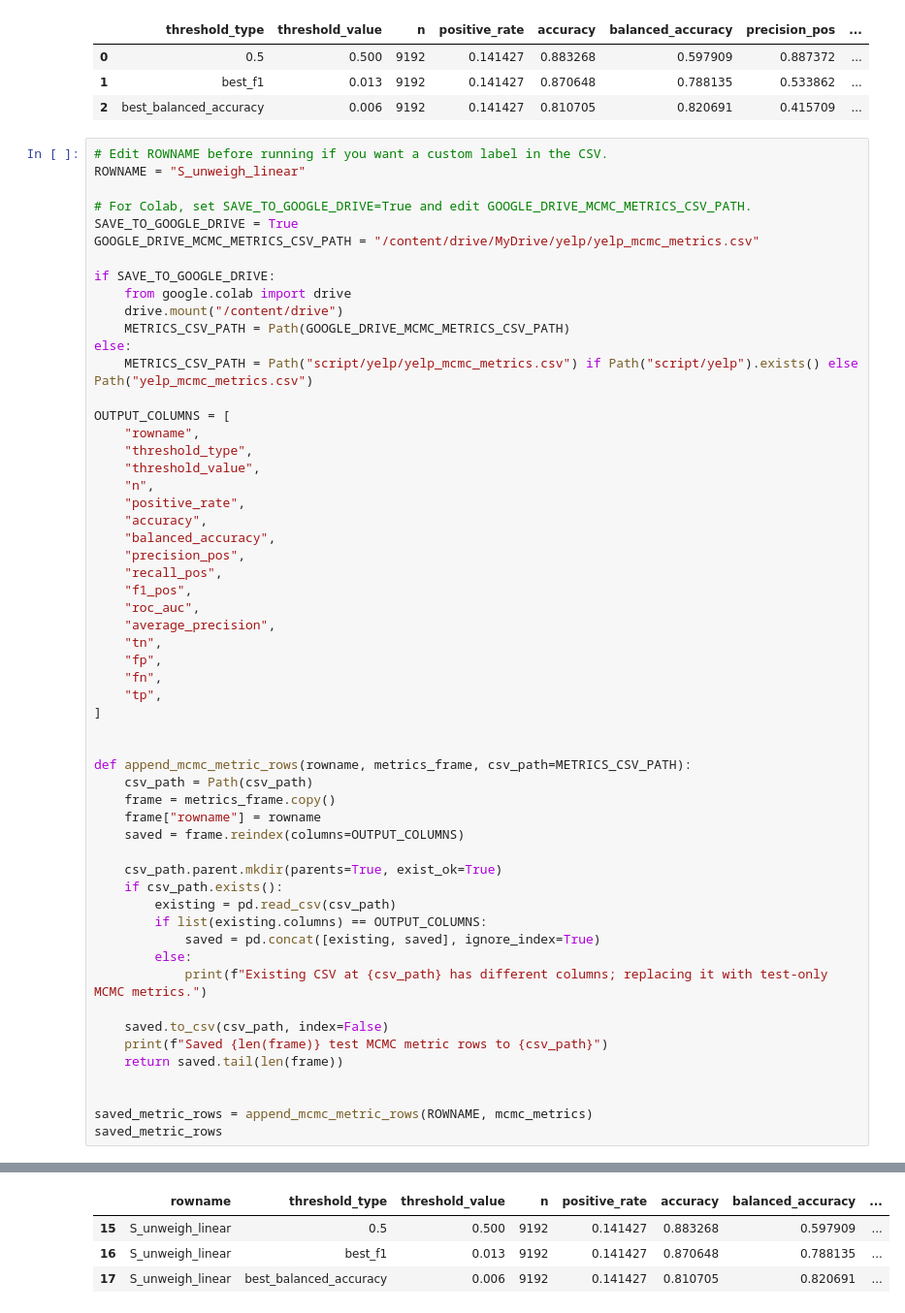
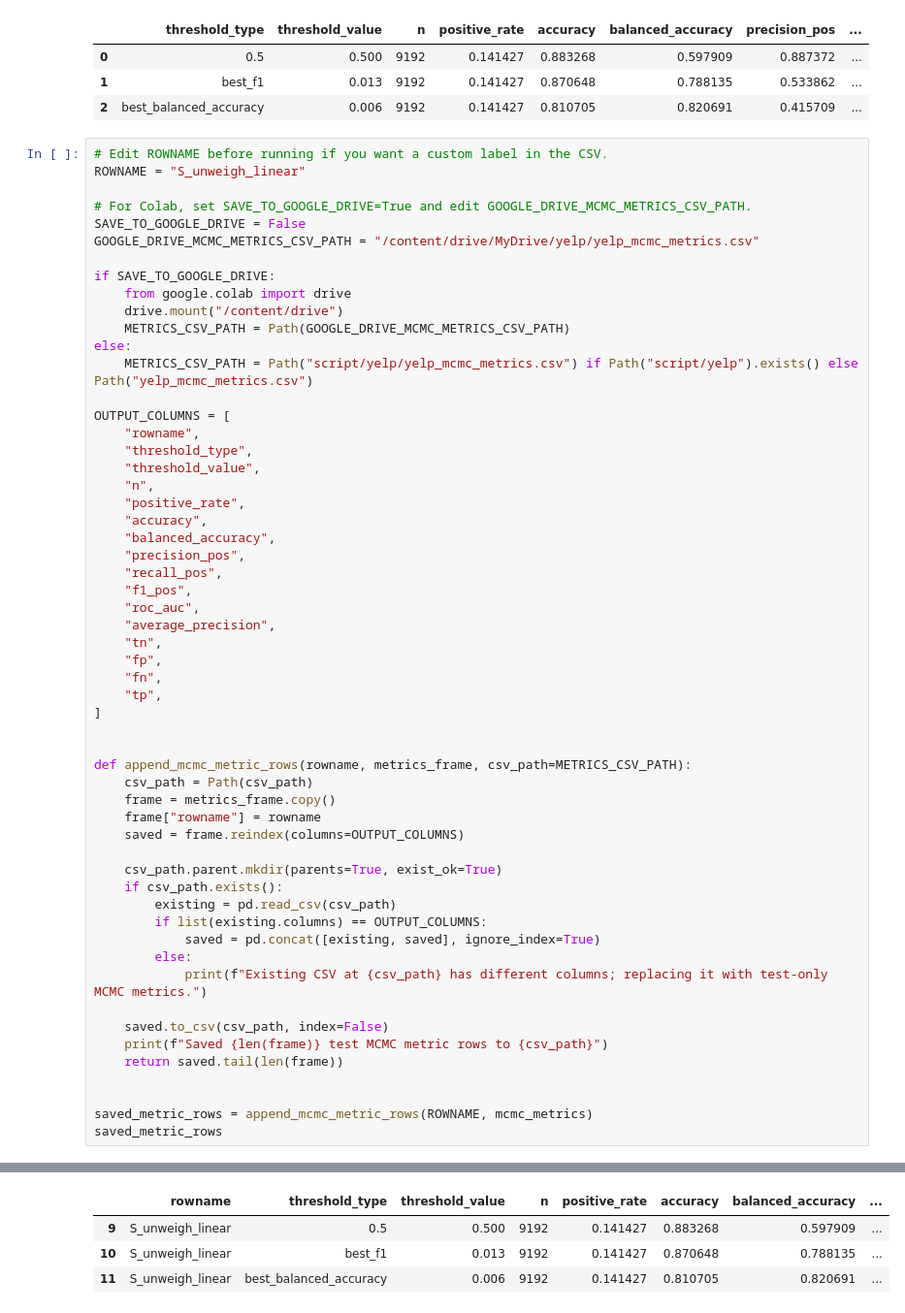
Before and after one commit to Sanchayan-Bhowal/BitcoinTransactionClassification, a Jupyter notebook: script/yelp/S_unweigh_linear.ipynb, the cells around one changed output, grey strips where cells are left out. Shown at 97% size. Saved outputs shown, nothing was run; the diff lists cells and outputs as text.

```diff
--- a/script/yelp/S_unweigh_linear.ipynb
+++ b/script/yelp/S_unweigh_linear.ipynb
@@ -1149,7 +1256,7 @@ mcmc_metrics
 ROWNAME = "S_unweigh_linear"
 
 # For Colab, set SAVE_TO_GOOGLE_DRIVE=True and edit GOOGLE_DRIVE_MCMC_METRICS_CSV_PATH.
-SAVE_TO_GOOGLE_DRIVE = True
+SAVE_TO_GOOGLE_DRIVE = False
 GOOGLE_DRIVE_MCMC_METRICS_CSV_PATH = "/content/drive/MyDrive/yelp/yelp_mcmc_metrics.csv"
 
 if SAVE_TO_GOOGLE_DRIVE:
@@ -1206,7 +1312,7 @@ Saved 3 test MCMC metric rows to /content/drive/MyDrive/yelp/yelp_mcmc_metrics.c
 |  | rowname | threshold_type | threshold_value | n | positive_rate | accuracy | balanced_accuracy | ... |
-| 15 | S_unweigh_linear | 0.5 | 0.500 | 9192 | 0.141427 | 0.883268 | 0.597909 | ... |
-| 16 | S_unweigh_linear | best_f1 | 0.013 | 9192 | 0.141427 | 0.870648 | 0.788135 | ... |
-| 17 | S_unweigh_linear | best_balanced_accuracy | 0.006 | 9192 | 0.141427 | 0.810705 | 0.820691 | ... |
+| 9 | S_unweigh_linear | 0.5 | 0.500 | 9192 | 0.141427 | 0.883268 | 0.597909 | ... |
+| 10 | S_unweigh_linear | best_f1 | 0.013 | 9192 | 0.141427 | 0.870648 | 0.788135 | ... |
+| 11 | S_unweigh_linear | best_balanced_accuracy | 0.006 | 9192 | 0.141427 | 0.810705 | 0.820691 | ... |
 # %%
 results = {
     "edge_types": EDGE_TYPES,
```
Also changed, not shown: parts of 6 cells of this notebook, 11 other files.
